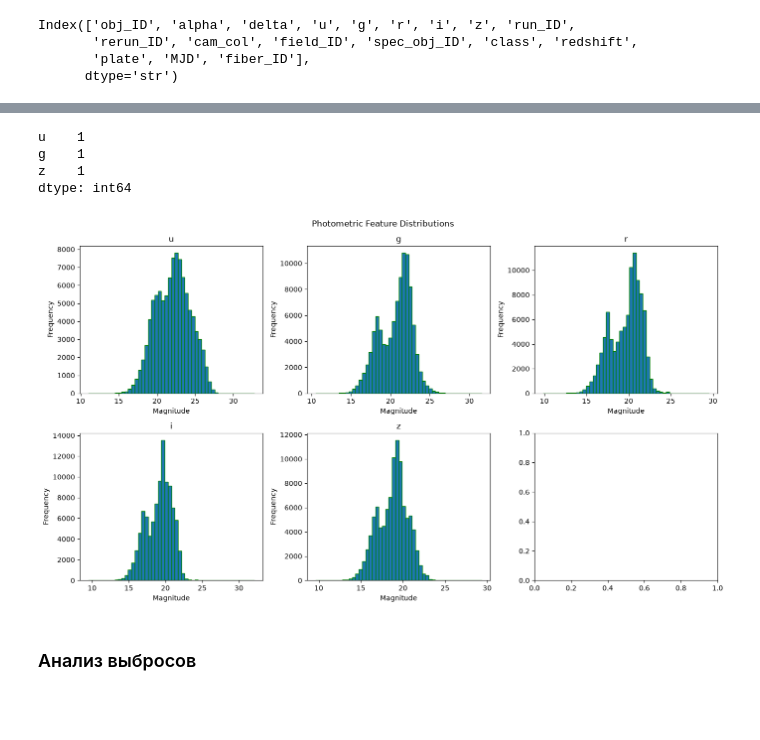
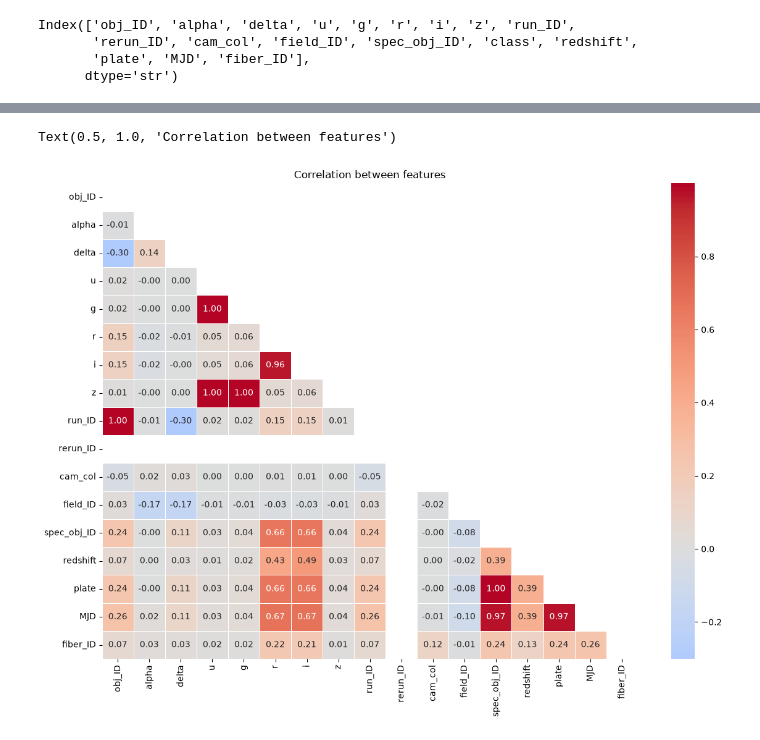
Before and after one commit to kusakabeka/ml-start-practice, a Jupyter notebook: seminar-01-sdss-classification/notebooks/eda-notebook.ipynb, the cells around one changed output, grey strips where cells are left out. Cells and saved outputs as stored; diff of their text form; code cells hidden in the pictures; blank space fills up the shorter version.

```diff
--- a/seminar-01-sdss-classification/notebooks/eda-notebook.ipynb
+++ b/seminar-01-sdss-classification/notebooks/eda-notebook.ipynb
@@ -151,27 +130,9 @@ df.head()
 # %%
-df[["u", "g", "z"]] = df[["u", "g", "z"]].replace(-9999, np.nan) # заменили выборосы на nan
+plt.figure(figsize=(14,10))
+corr = df[numeric_cols].corr()
+mask = np.triu(np.ones_like(corr, dtype=bool))
+sns.heatmap(corr, mask=mask, annot=True, fmt='.2f', cmap='coolwarm', center=0, linewidths=0.5)
+plt.title("Correlation between features")
+# %% [output]
+Text(0.5, 1.0, 'Correlation between features')
+[figure, added]
-# %%
-df[["u", "g", "z"]].isna().sum()
-# %% [output]
-u    1
-g    1
-z    1
-dtype: int64
-# %%
-features = ["u","g","r","i","z"]
-
-fig, axes = plt.subplots(2,3,figsize=(14,8))
-
-for features, ax in zip(features, axes.flat):
-    ax.hist(df[features], bins=50, edgecolor="green")
-    ax.set_title(features)
-    ax.set_xlabel("Magnitude")
-    ax.set_ylabel("Frequency")
-
-fig.suptitle("Photometric Feature Distributions")
-fig.tight_layout()
-plt.show()
-# %% [output]
-[figure, removed]
-# %% [markdown]
-### Анализ выбросов
```
Also changed, not shown: parts of 23 cells of this notebook.
